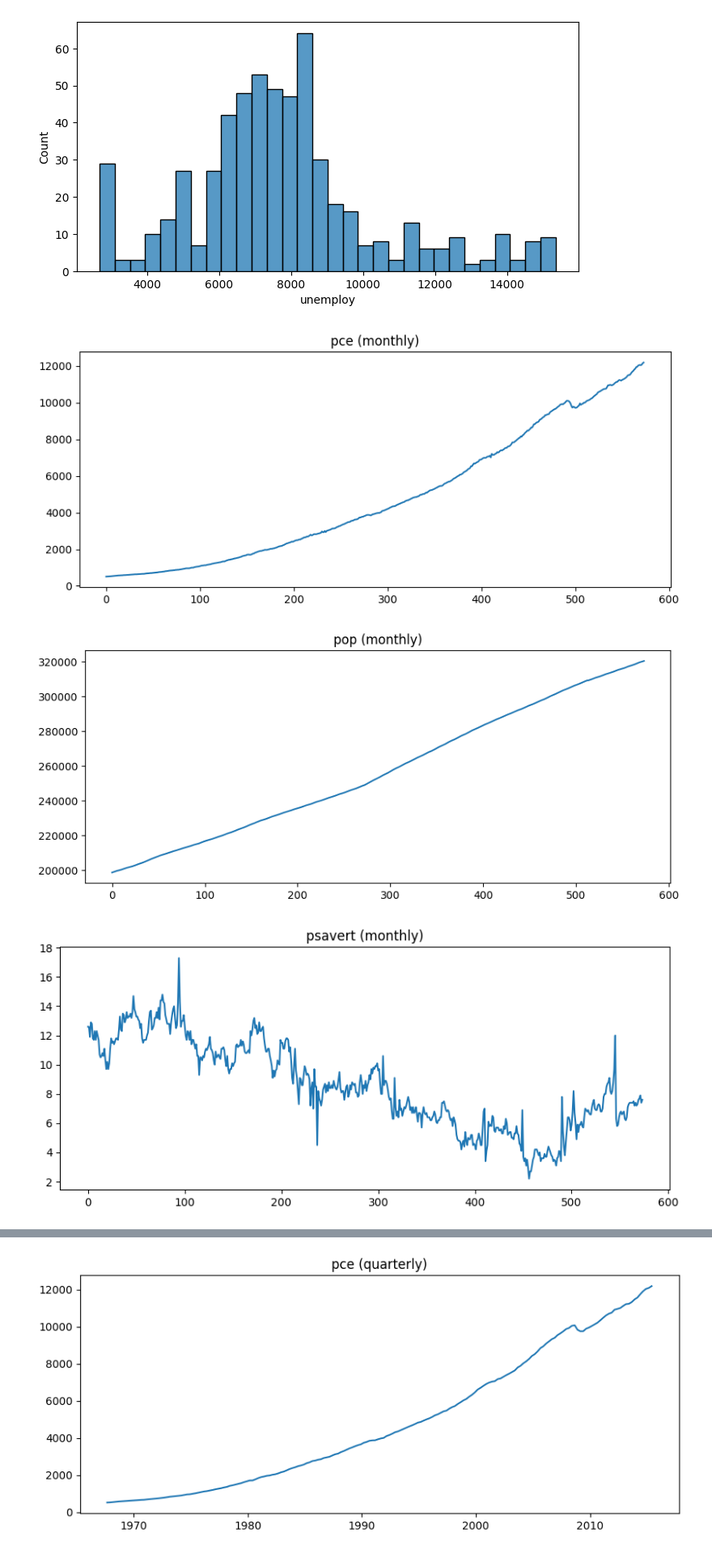
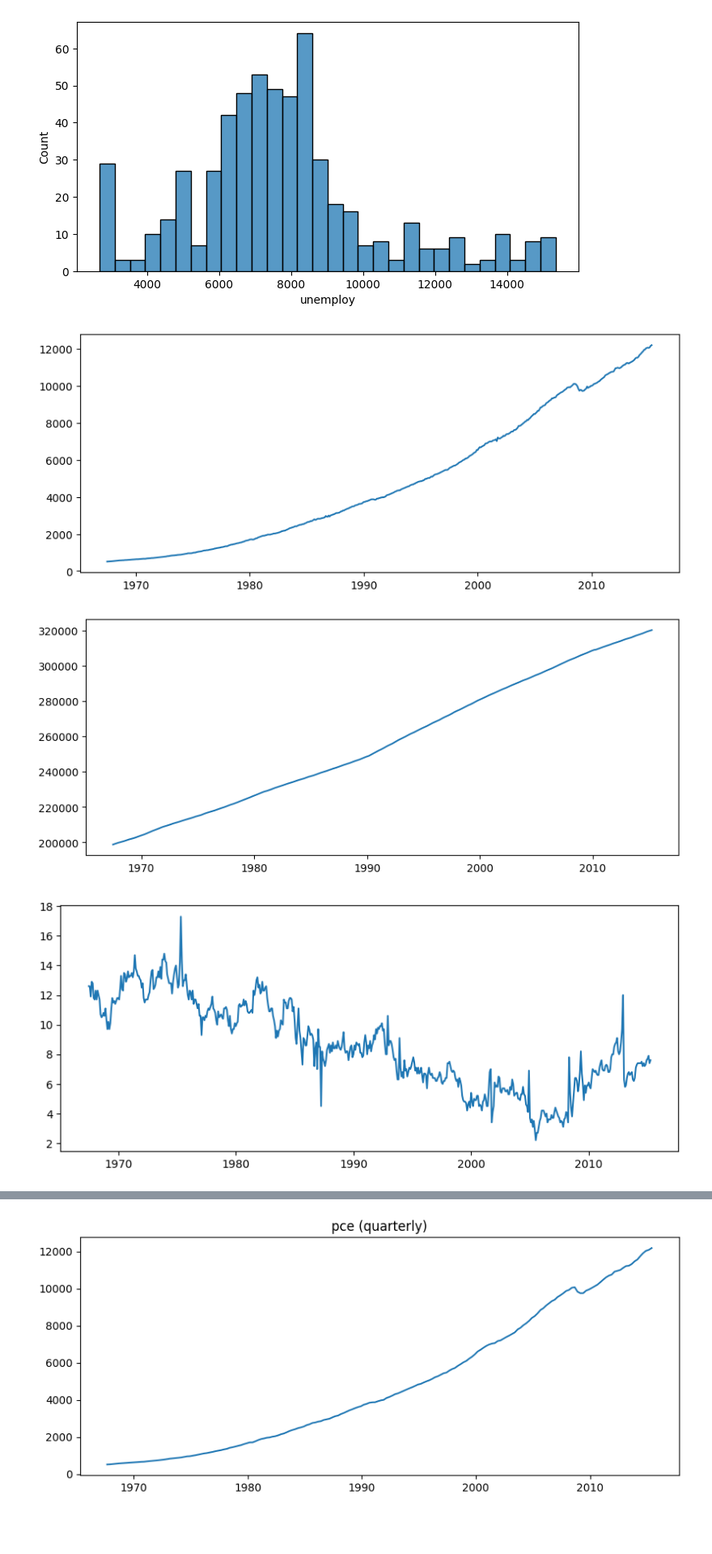
Before and after one commit to thangkaka26/US-Macroeconomics-Indicators-Forecast, a Jupyter notebook: notebooks/EDA x ARIMA x ARIMAX.ipynb, the cells around one changed output, grey strips where cells are left out. Shown at 81% size. Drawn from its saved outputs; the diff is of its cells as text; code cells hidden in the pictures; blank space fills up the shorter version.

```diff
--- a/notebooks/EDA x ARIMA x ARIMAX.ipynb
+++ b/notebooks/EDA x ARIMA x ARIMAX.ipynb
@@ -119,12 +119,12 @@ for c in econ.columns[1:]:
 # %%
 # Line plots: Indicators by months.
 
 for c in econ.columns[1:]:
   plt.figure(figsize=(10,4))
-  plt.plot(econ[c])
-  plt.title(c + " (monthly)")
+  plt.plot(econ['date'], econ[c])
+  #plt.title(c + " (monthly)")
   plt.show()
 # %% [output]
-[figure, old version]
+[figure, new version]
-[figure, old version]
+[figure, new version]
-[figure, old version]
+[figure, new version]
```
Also changed, not shown: parts of 12 cells of this notebook.
